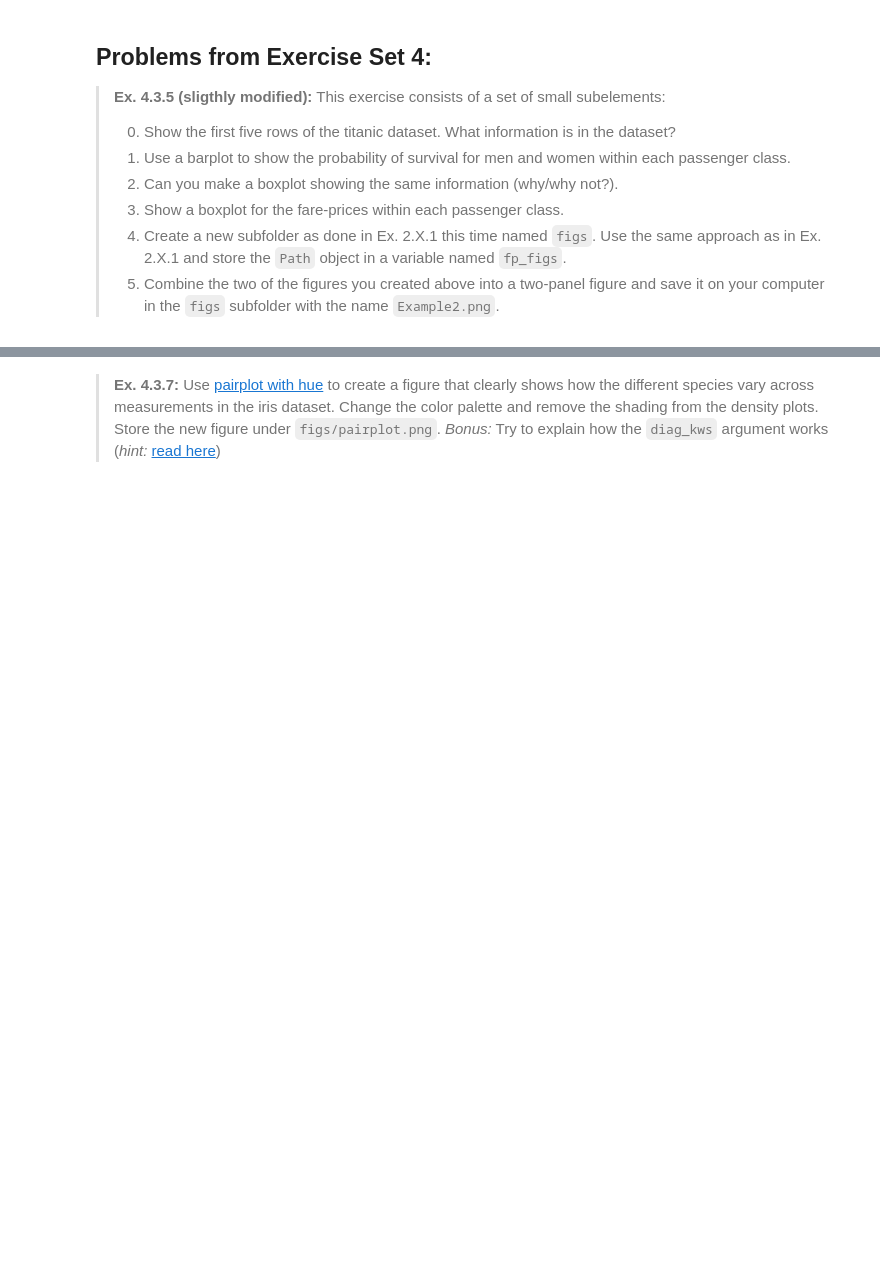
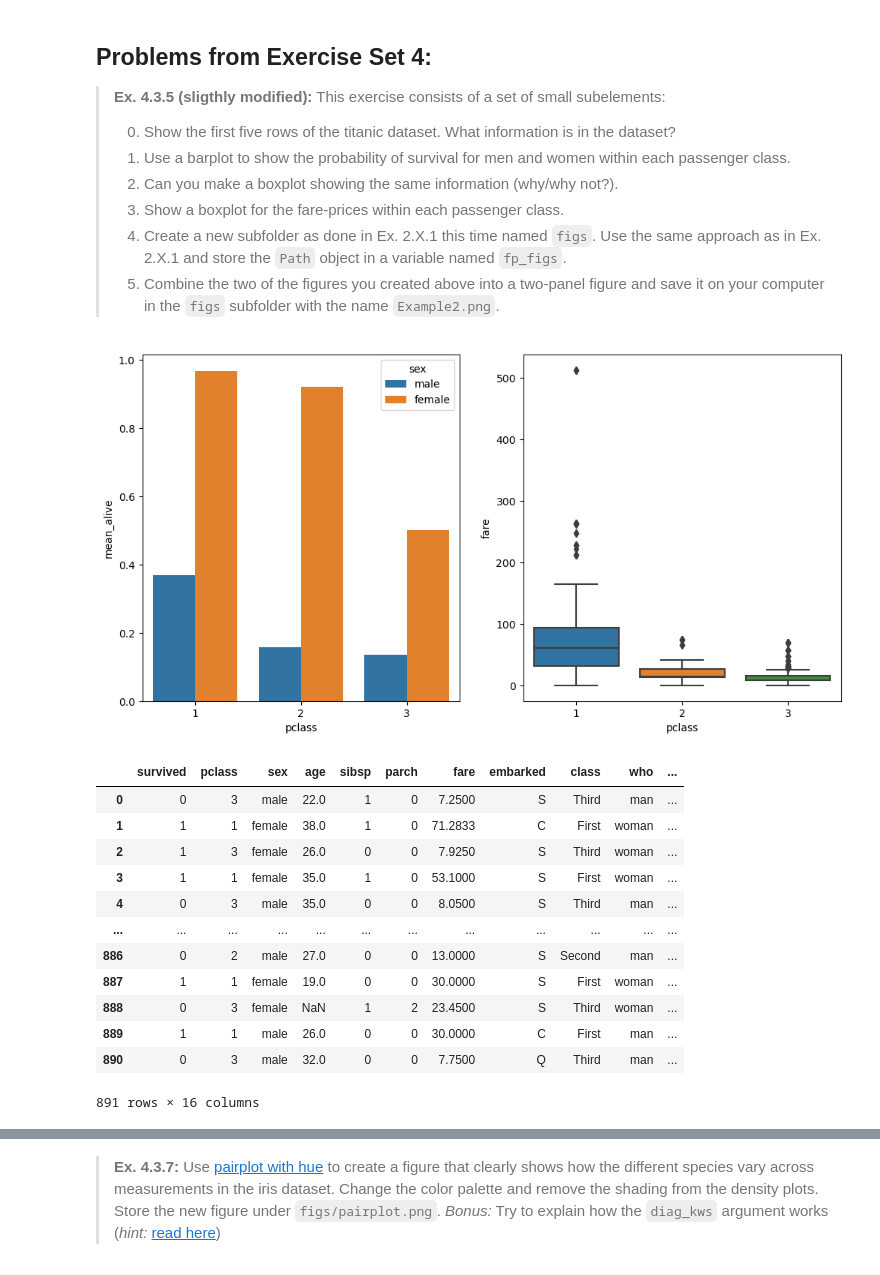
Before and after one commit to Gr-Elena/isds2023_group31, a Jupyter notebook: assignment_1_Mathias.ipynb, the cells around one changed output, grey strips where cells are left out. Cells and saved outputs as stored; diff of their text form; code cells hidden in the pictures; blank space fills up the shorter version.

```diff
--- a/assignment_1_Mathias.ipynb
+++ b/assignment_1_Mathias.ipynb
@@ -613,3 +610,44 @@ raise NotImplementedError()
+# %%
+# YOUR CODE HERE
+import seaborn as sns
+titanic = sns.load_dataset('titanic')
+
+fp_figs = fp / "figs"
+Path.mkdir(fp_figs, exist_ok=True)
+
+titanic.head(5)
+
+group = ['sex', 'pclass']
+value = ['survived']
+
+titanic['mean_alive'] = titanic.groupby(group)[value].transform('mean')
+titanic
+
+fig, (ax[0], ax[1]) = plt.subplots(1, 2, figsize=(12,6))
+sns.barplot(data=titanic, x=group[1], y='mean_alive', hue=group[0], ax=ax[0])
+"""
+No, we cant make a boxplot showing the same information because we only work with dummies.
+Max, min, mean, q1, q3 will all have the same value, that is equal to the propability of the survival rate
+"""
+sns.boxplot(data=titanic, x='pclass', y='fare', ax=ax[1])
+plt.show()
+
+titanic
+# %% [output]
+[figure, added]
+|  | survived | pclass | sex | age | sibsp | parch | fare | embarked | class | who | ... |
+| 0 | 0 | 3 | male | 22.0 | 1 | 0 | 7.2500 | S | Third | man | ... |
+| 1 | 1 | 1 | female | 38.0 | 1 | 0 | 71.2833 | C | First | woman | ... |
+| 2 | 1 | 3 | female | 26.0 | 0 | 0 | 7.9250 | S | Third | woman | ... |
+| 3 | 1 | 1 | female | 35.0 | 1 | 0 | 53.1000 | S | First | woman | ... |
+| 4 | 0 | 3 | male | 35.0 | 0 | 0 | 8.0500 | S | Third | man | ... |
+| ... | ... | ... | ... | ... | ... | ... | ... | ... | ... | ... | ... |
+| 886 | 0 | 2 | male | 27.0 | 0 | 0 | 13.0000 | S | Second | man | ... |
+| 887 | 1 | 1 | female | 19.0 | 0 | 0 | 30.0000 | S | First | woman | ... |
+| 888 | 0 | 3 | female | NaN | 1 | 2 | 23.4500 | S | Third | woman | ... |
+| 889 | 1 | 1 | male | 26.0 | 0 | 0 | 30.0000 | C | First | man | ... |
+| 890 | 0 | 3 | male | 32.0 | 0 | 0 | 7.7500 | Q | Third | man | ... |
+891 rows × 16 columns
 # %% [markdown]
 > **Ex. 4.3.6:** Using the iris flower dataset, draw a scatterplot of sepal length and petal length. Include a second order polynomial fitted to the data. Add a title to the plot and rename the axis labels. Export your figure to the `figs` subfolder using the name `iris.png`.
 >
```
Also changed, not shown: parts of 1 cell of this notebook.
